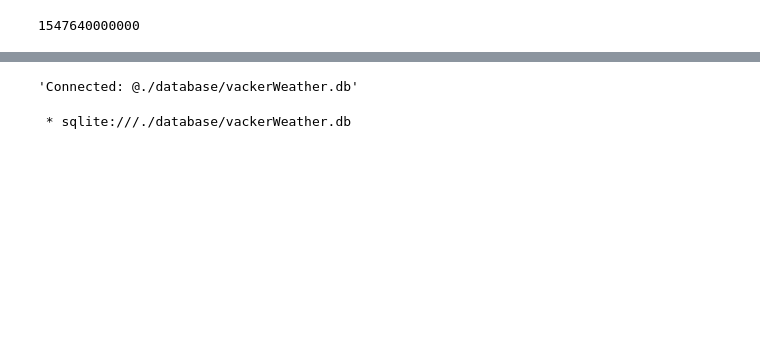
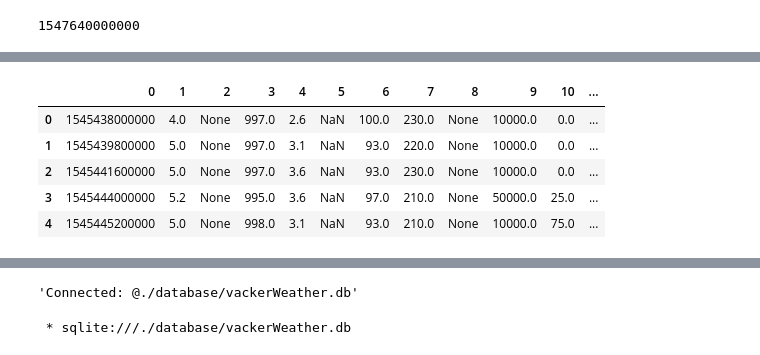
Before and after one commit to srendall91/orkney-electricity, a Jupyter notebook: retrieval/Weatherlog.ipynb, the cells around one changed output, grey strips where cells are left out. Saved outputs shown, nothing was run; the diff lists cells and outputs as text; code cells hidden in the pictures; blank space fills up the shorter version.

```diff
--- a/retrieval/Weatherlog.ipynb
+++ b/retrieval/Weatherlog.ipynb
@@ -225,0 +350,9 @@ df.describe()
+# %%
+result_set.head()
+# %% [output]
+|  | 0 | 1 | 2 | 3 | 4 | 5 | 6 | 7 | 8 | 9 | 10 | ... |
+| 0 | 1545438000000 | 4.0 | None | 997.0 | 2.6 | NaN | 100.0 | 230.0 | None | 10000.0 | 0.0 | ... |
+| 1 | 1545439800000 | 5.0 | None | 997.0 | 3.1 | NaN | 93.0 | 220.0 | None | 10000.0 | 0.0 | ... |
+| 2 | 1545441600000 | 5.0 | None | 997.0 | 3.6 | NaN | 93.0 | 230.0 | None | 10000.0 | 0.0 | ... |
+| 3 | 1545444000000 | 5.2 | None | 995.0 | 3.6 | NaN | 97.0 | 210.0 | None | 50000.0 | 25.0 | ... |
+| 4 | 1545445200000 | 5.0 | None | 998.0 | 3.1 | NaN | 93.0 | 210.0 | None | 10000.0 | 75.0 | ... |
```
Also changed, not shown: parts of 50 cells of this notebook, 2 other files.
